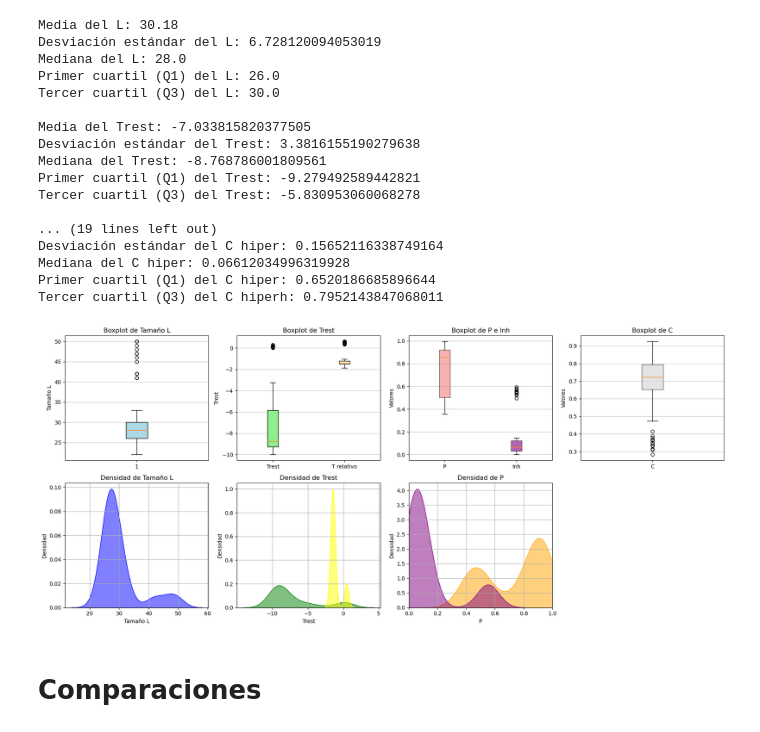
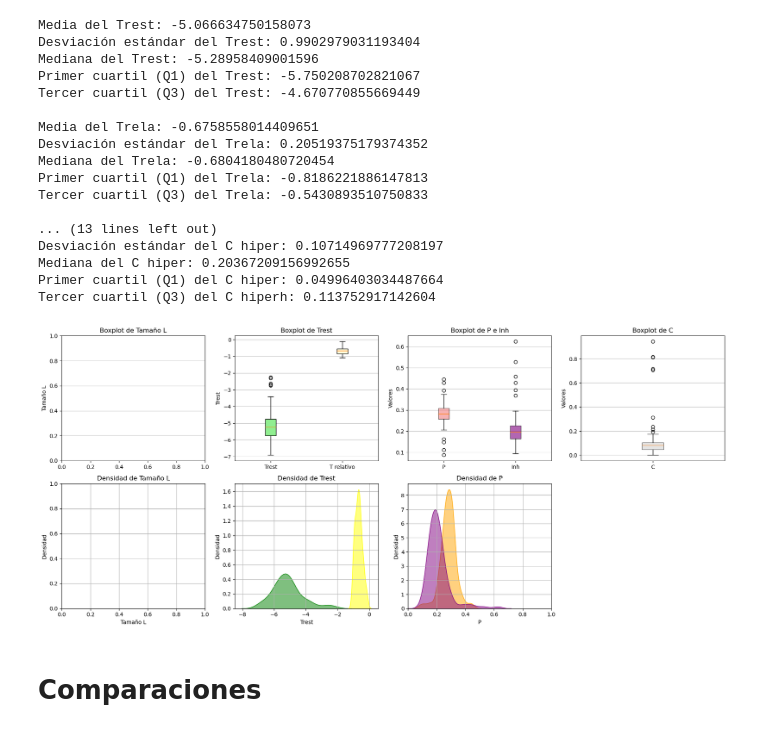
Before and after one commit to juanmillan03/Tesis-CA, a Jupyter notebook: Codigos/V7/Analisis.ipynb, the cells around one changed output. Drawn from its saved outputs; the diff is of its cells as text; code cells hidden in the pictures.

```diff
--- a/Codigos/V7/Analisis.ipynb
+++ b/Codigos/V7/Analisis.ipynb
@@ -206,7 +206,7 @@ Sum of Values: 95.82322109036774
 ---------------------------------------
 # %%
 # Directorio donde están almacenados los estudios
-study_directory = "Estudios/Small_world/"  # Asegúrate de que este sea el directorio correcto
+study_directory = "Estudios/"  # Asegúrate de que este sea el directorio correcto
 
 # Ruta completa para la base de datos (asume que todas están en formato SQLite)
 storage_prefix = "sqlite:///"
@@ -357,9 +345,9 @@ Tipo de red 2: 1 veces
 # %%
-print(f"\nMedia del L: {np.mean(sizes)}")
-print(f"Desviación estándar del L: {np.std(sizes)}")
-print(f"Mediana del L: { np.median(sizes)}")
-print(f"Primer cuartil (Q1) del L: {np.percentile(sizes, 25)}")
-print(f"Tercer cuartil (Q3) del L: {np.percentile(sizes, 75)}")
+# print(f"\nMedia del L: {np.mean(sizes)}")
+# print(f"Desviación estándar del L: {np.std(sizes)}")
+# print(f"Mediana del L: { np.median(sizes)}")
+# print(f"Primer cuartil (Q1) del L: {np.percentile(sizes, 25)}")
+# print(f"Tercer cuartil (Q3) del L: {np.percentile(sizes, 75)}")
 
 
 print(f"\nMedia del Trest: {np.mean(trest_values)}")
@@ -392,29 +380,29 @@ print(f"Mediana del C hiper: { np.median(Inh_values)}")
 print(f"Primer cuartil (Q1) del C hiper: {np.percentile(Chiper, 25)}")
 print(f"Tercer cuartil (Q3) del C hiperh: {np.percentile(Chiper, 75)}")
 # %% [output]
-Media del L: 30.18
-Desviación estándar del L: 6.728120094053019
-Mediana del L: 28.0
-Primer cuartil (Q1) del L: 26.0
-Tercer cuartil (Q3) del L: 30.0
+Media del Trest: -5.066634750158073
+Desviación estándar del Trest: 0.9902979031193404
+Mediana del Trest: -5.28958409001596
+Primer cuartil (Q1) del Trest: -5.750208702821067
+Tercer cuartil (Q3) del Trest: -4.670770855669449
 
-Media del Trest: -7.033815820377505
-Desviación estándar del Trest: 3.3816155190279638
-Mediana del Trest: -8.768786001809561
-Primer cuartil (Q1) del Trest: -9.279492589442821
-Tercer cuartil (Q3) del Trest: -5.830953060068278
+Media del Trela: -0.6758558014409651
+Desviación estándar del Trela: 0.20519375179374352
+Mediana del Trela: -0.6804180480720454
+Primer cuartil (Q1) del Trela: -0.8186221886147813
+Tercer cuartil (Q3) del Trela: -0.5430893510750833
 
-... (19 lines left out)
-Desviación estándar del C hiper: 0.15652116338749164
-Mediana del C hiper: 0.06612034996319928
-Primer cuartil (Q1) del C hiper: 0.6520186685896644
-Tercer cuartil (Q3) del C hiperh: 0.7952143847068011
+... (13 lines left out)
+Desviación estándar del C hiper: 0.10714969777208197
+Mediana del C hiper: 0.20367209156992655
+Primer cuartil (Q1) del C hiper: 0.04996403034487664
+Tercer cuartil (Q3) del C hiperh: 0.113752917142604
 # %%
 plt.figure(figsize=(18, 8))
 
 # Boxplot de Tamaño L
 plt.subplot(2, 4, 1)
-plt.boxplot(sizes, patch_artist=True, boxprops=dict(facecolor='lightblue'))
+#plt.boxplot(sizes, patch_artist=True, boxprops=dict(facecolor='lightblue'))
 plt.title('Boxplot de Tamaño L')
 plt.ylabel('Tamaño L')
 plt.grid(axis='y', alpha=0.75)
@@ -445,35 +433,35 @@ plt.grid(axis='y', alpha=0.75)
 
 
 plt.subplot(2, 4, 5)
-sns.kdeplot(sizes, fill=True, color='blue', alpha=0.5)
+#sns.kdeplot(sizes, fill=True, color='blue', alpha=0.5)
 plt.title('Densidad de Tamaño L')
 plt.xlabel('Tamaño L')
 plt.ylabel('Densidad')
 plt.grid()
 
 # Gráfico de densidad para Trest
 plt.subplot(2, 4, 6)
 sns.kdeplot(trest_values, fill=True, color='green', alpha=0.5)
 sns.kdeplot(trela_values, fill=True, color='yellow', alpha=0.5)
 plt.title('Densidad de Trest')
 plt.xlabel('Trest')
 plt.ylabel('Densidad')
 plt.grid()
 
 # Gráfico de densidad para P
 plt.subplot(2, 4, 7)
 sns.kdeplot(P_values, fill=True, color='orange', alpha=0.5)
 sns.kdeplot(Inh_values, fill=True, color='purple', alpha=0.5)
 plt.title('Densidad de P')
 plt.xlabel('P')
 plt.xlim(0,1)
 plt.ylabel('Densidad')
 plt.grid()
 
 plt.tight_layout()
 plt.show()
 # %% [output]
-[figure, old version]
+[figure, new version]
 # %% [markdown]
 # Comparaciones
 # %%
```
Also changed, not shown: parts of 5 cells of this notebook, 17 other files.
